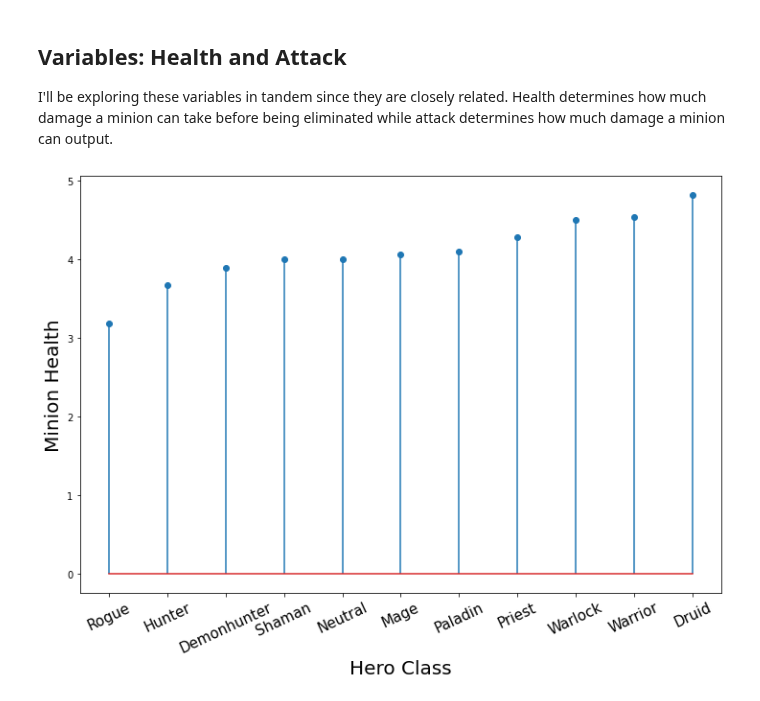
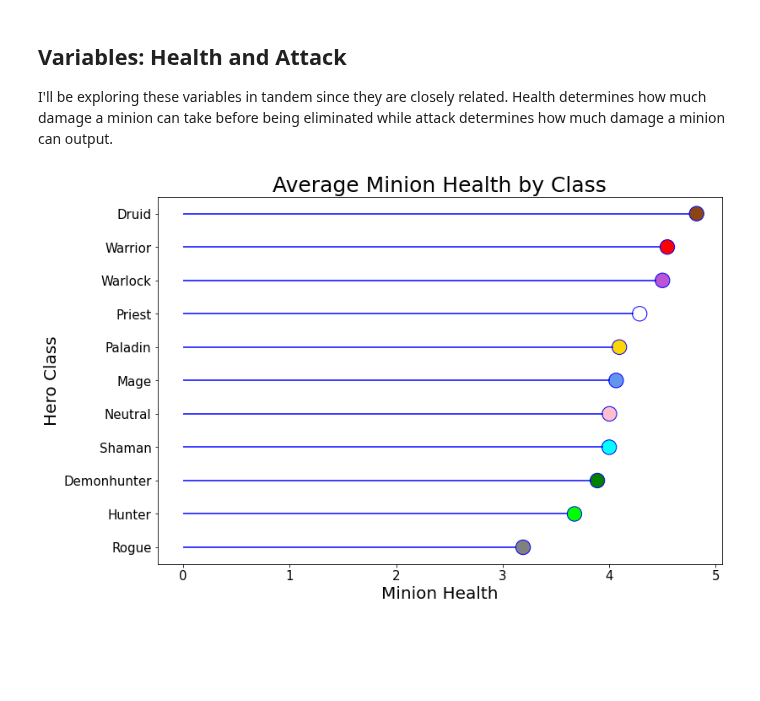
Before and after one commit to SamuelD-Data/hearthstone_project, a Jupyter notebook: hearthstone_project_notebook.ipynb, the cells around one changed output. Drawn from its saved outputs; the diff is of its cells as text; code cells hidden in the pictures; blank space fills up the shorter version.

Commit message:
added function that accepts list of hero classes and returns list of class colors for use in plots, completed lollipop plots for health and attack using hline method

```diff
--- a/hearthstone_project_notebook.ipynb
+++ b/hearthstone_project_notebook.ipynb
@@ -512,11 +512,18 @@ colord = {'Rogue' : 'gray', 'Shaman' : 'aqua', 'Hunter' : 'lime', 'Warrior' : 'r
           'Paladin' : 'gold', 'Mage' : 'cornflowerblue', 'Warlock' : 'mediumorchid', 'Demonhunter' : 'green',
           'Druid' : 'saddlebrown', 'Neutral' : 'pink'}
 
-# sorting colorsby corresponding class hero  in alphabetical order
+# sorting colorsby corresponding class hero in alphabetical order
 sorted_color_df = pd.DataFrame.from_dict(colord, orient='index').sort_index()
+# creating list of colors in DF above
+sorted_colors = [i for x in sorted_color_df.values for i in x]
 
-# creating list that can be used when values are in alphabetical order by class hero
-sorted_colors = [i for x in sorted_color_df.values for i in x]
+# function accepts list of of hero classes and returns sorted list of colors for plotting
+# useful when one of the items above can't be applied (ie. customer sorting of hero classes)
+def color_mapper(hero_class_list):
+    color_list = []
+    for x in hero_class_list:
+        color_list.append(colord[x])
+    return color_list
 # %% [markdown]
 ### Setting plot figure sizes when size is not specified otherwise
 # %%
@@ -840,17 +847,26 @@ __Heros__
 I'll be exploring these variables in tandem since they are closely related. Health determines how much damage a minion can take before being eliminated while attack determines how much damage a minion can output.
 # %%
 # creating series of average minion health, sorted alphabetically by hero class name
-class_sorted_minions = minions.groupby('name_prime_hero_class').mean()['health'].sort_values()
-class_sorted_minions.index = class_sorted_minions.index.str.title()
+minions_health = minions.groupby('name_prime_hero_class').mean()['health'].sort_values()
+minions_health.index = class_sorted_minions.index.str.title()
 
-# setting xtick range equal to number of classes, ie. # of index values in series
-xtick_range = range(0,len(class_sorted_minions.index))
+# creating list of colors for hero class colors based on order in minions_health series
+health_colors = color_mapper(minions_health.index)
 
-# plotting lollipop plot
-plt.stem(class_sorted_minions)
-plt.xticks(xtick_range, labels = class_sorted_minions.index, rotation = 25, fontsize = 15)
-plt.xlabel('Hero Class', fontsize = 20)
-plt.ylabel('Minion Health', fontsize = 20)
+# plotting horizontal lines (stems of lollipops)
+ytick_range = range(0,len(minions_health.index))
+plt.hlines(y = ytick_range, xmin = 0, xmax = minions_health - .06, color = 'b')
+
+# plotting dots ("candy" portion of lollipop) that reflect average minion health for respective class
+plt.scatter(minions_health, ytick_range, color = health_colors , s = 300, alpha = 1, edgecolors= 'b')
+
+# configuring ticks, axis labels, etc.
+plt.yticks(ytick_range, minions_health.index, fontsize = 15)
+plt.xticks(fontsize = 15)
+plt.ylabel('Hero Class', fontsize = 20)
+plt.xlabel('Minion Health', fontsize = 20)
+plt.title('Average Minion Health by Class', fontsize = 25)
+
 plt.show()
 # %% [output]
-[figure, old version]
+[figure, new version]
```
Also changed, not shown: parts of 3 cells of this notebook.
